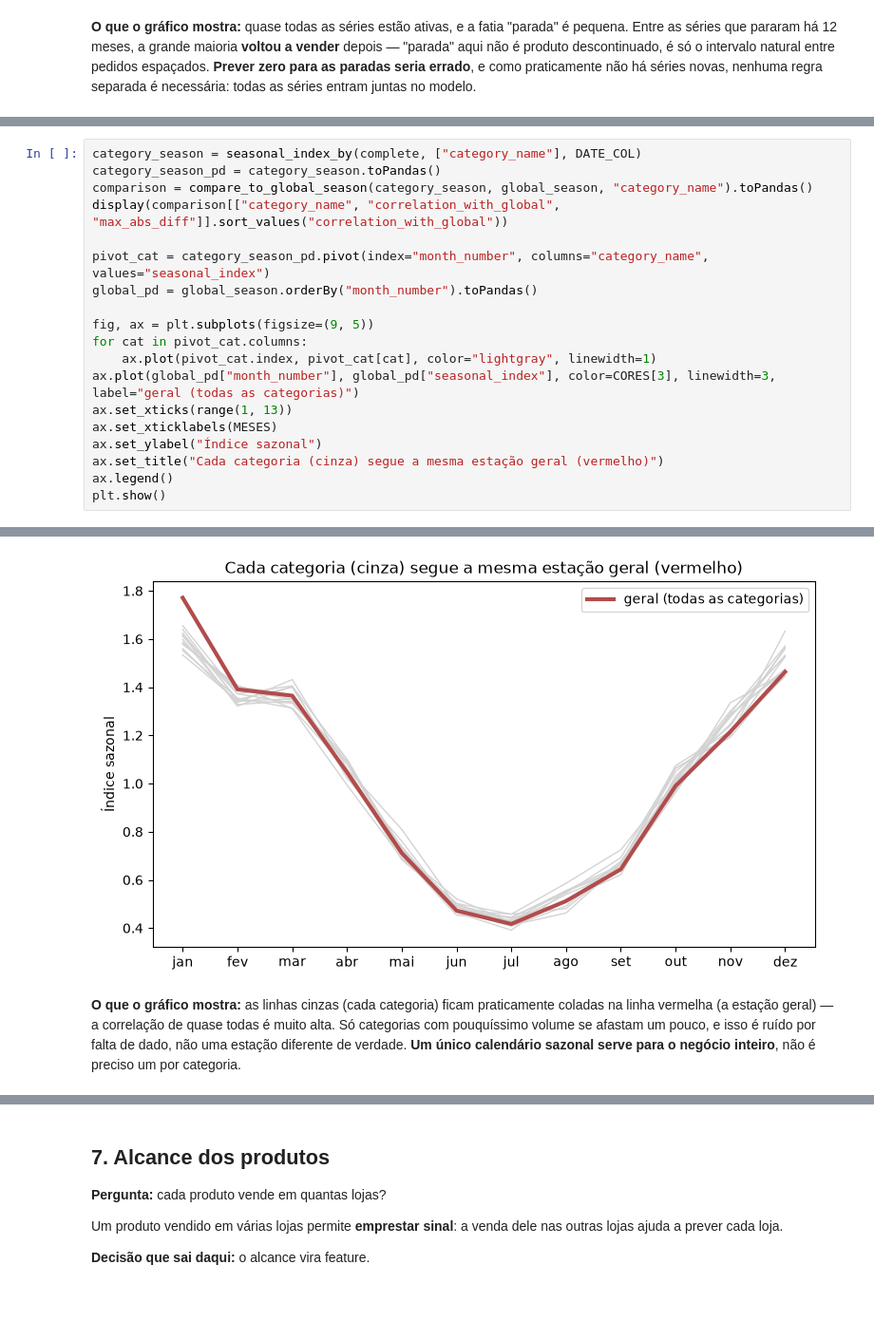
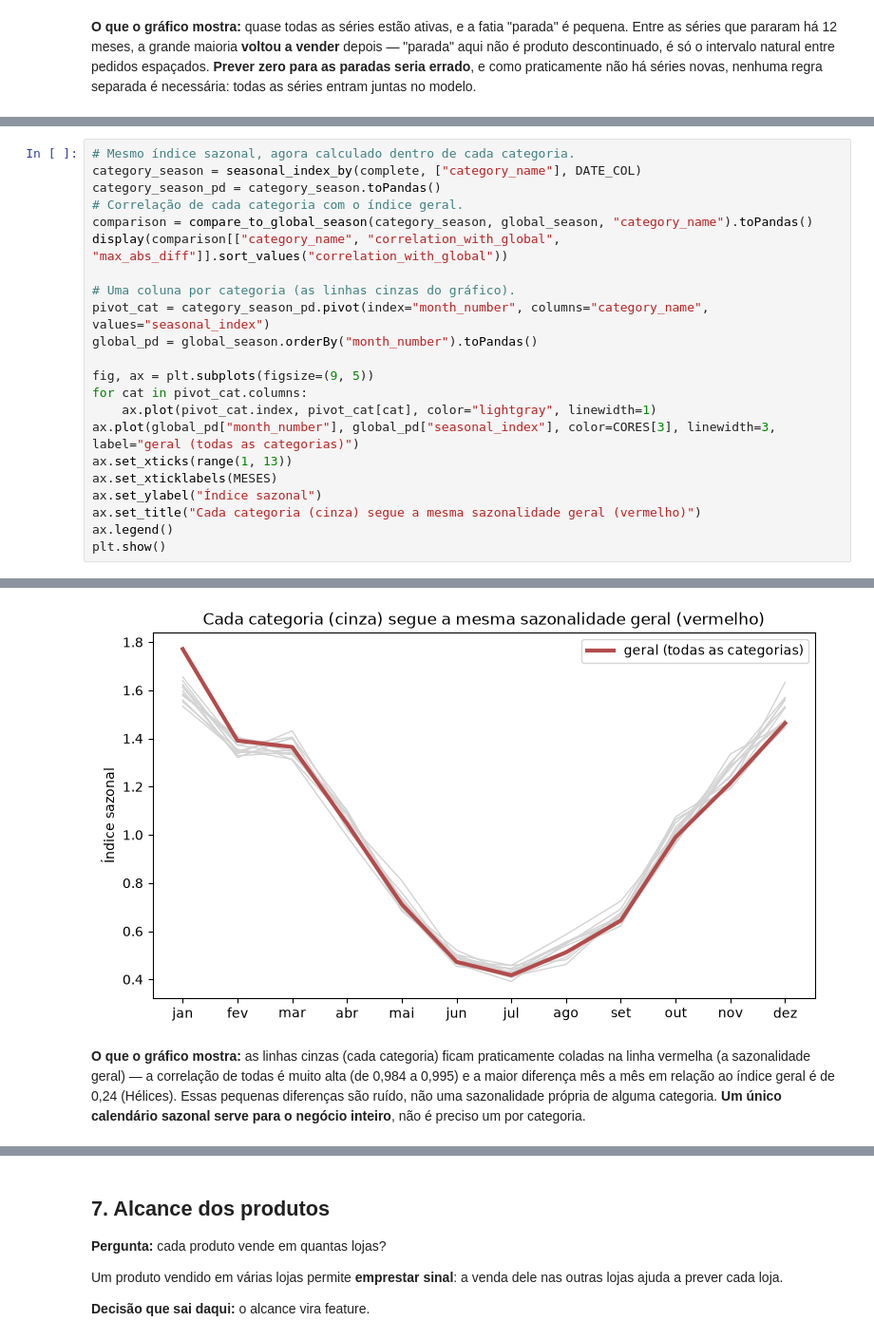
Before and after one commit to gusdiaso/lh_nautical_athena, a Jupyter notebook: notebooks/ml/02_distribuicao_produtos.ipynb, the cells around one changed output, grey strips where cells are left out. Shown at 95% size. Drawn from its saved outputs; the diff is of its cells as text; blank space fills up the shorter version.

```diff
--- a/notebooks/ml/02_distribuicao_produtos.ipynb
+++ b/notebooks/ml/02_distribuicao_produtos.ipynb
@@ -308,39 +364,42 @@ Para cada categoria, aplicamos a mesma regra dentro dela: demanda média de cada
 # %%
+# Mesmo índice sazonal, agora calculado dentro de cada categoria.
 category_season = seasonal_index_by(complete, ["category_name"], DATE_COL)
 category_season_pd = category_season.toPandas()
+# Correlação de cada categoria com o índice geral.
 comparison = compare_to_global_season(category_season, global_season, "category_name").toPandas()
 display(comparison[["category_name", "correlation_with_global", "max_abs_diff"]].sort_values("correlation_with_global"))
 
+# Uma coluna por categoria (as linhas cinzas do gráfico).
 pivot_cat = category_season_pd.pivot(index="month_number", columns="category_name", values="seasonal_index")
 global_pd = global_season.orderBy("month_number").toPandas()
 
 fig, ax = plt.subplots(figsize=(9, 5))
 for cat in pivot_cat.columns:
     ax.plot(pivot_cat.index, pivot_cat[cat], color="lightgray", linewidth=1)
 ax.plot(global_pd["month_number"], global_pd["seasonal_index"], color=CORES[3], linewidth=3, label="geral (todas as categorias)")
 ax.set_xticks(range(1, 13))
 ax.set_xticklabels(MESES)
 ax.set_ylabel("Índice sazonal")
-ax.set_title("Cada categoria (cinza) segue a mesma estação geral (vermelho)")
+ax.set_title("Cada categoria (cinza) segue a mesma sazonalidade geral (vermelho)")
 ax.legend()
 plt.show()
 # %% [output]
 |  | category_name | correlation_with_global | max_abs_diff |
 | 0 | Baterias e Sistemas Elétricos | 0.984 | 0.173 |
 | 1 | Hélices | 0.984 | 0.237 |
 | 2 | Sonares e Transdutores | 0.984 | 0.211 |
 | 3 | Velas | 0.986 | 0.219 |
 | 4 | Acessórios de Convés | 0.987 | 0.185 |
 | 5 | Coletes Salva-Vidas | 0.990 | 0.191 |
 | 6 | Cabos | 0.992 | 0.160 |
 | 7 | GPS & Plotters | 0.992 | 0.193 |
 | 8 | Instrumentos de Navegação | 0.992 | 0.131 |
 | 9 | Motores | 0.992 | 0.147 |
 | 10 | Âncoras | 0.992 | 0.155 |
 | 11 | Pintura Marítima | 0.995 | 0.116 |
-[figure, old version]
+[figure, new version]
 # %% [markdown]
-**O que o gráfico mostra:** as linhas cinzas (cada categoria) ficam praticamente coladas na linha vermelha (a estação geral) — a correlação de quase todas é muito alta. Só categorias com pouquíssimo volume se afastam um pouco, e isso é ruído por falta de dado, não uma estação diferente de verdade. **Um único calendário sazonal serve para o negócio inteiro**, não é preciso um por categoria.
+**O que o gráfico mostra:** as linhas cinzas (cada categoria) ficam praticamente coladas na linha vermelha (a sazonalidade geral) — a correlação de todas é muito alta (de 0,984 a 0,995) e a maior diferença mês a mês em relação ao índice geral é de 0,24 (Hélices). Essas pequenas diferenças são ruído, não uma sazonalidade própria de alguma categoria. **Um único calendário sazonal serve para o negócio inteiro**, não é preciso um por categoria.
 # %% [markdown]
 ## 6. Tendência
 
```
Also changed, not shown: parts of 18 cells of this notebook, 48 other files.
